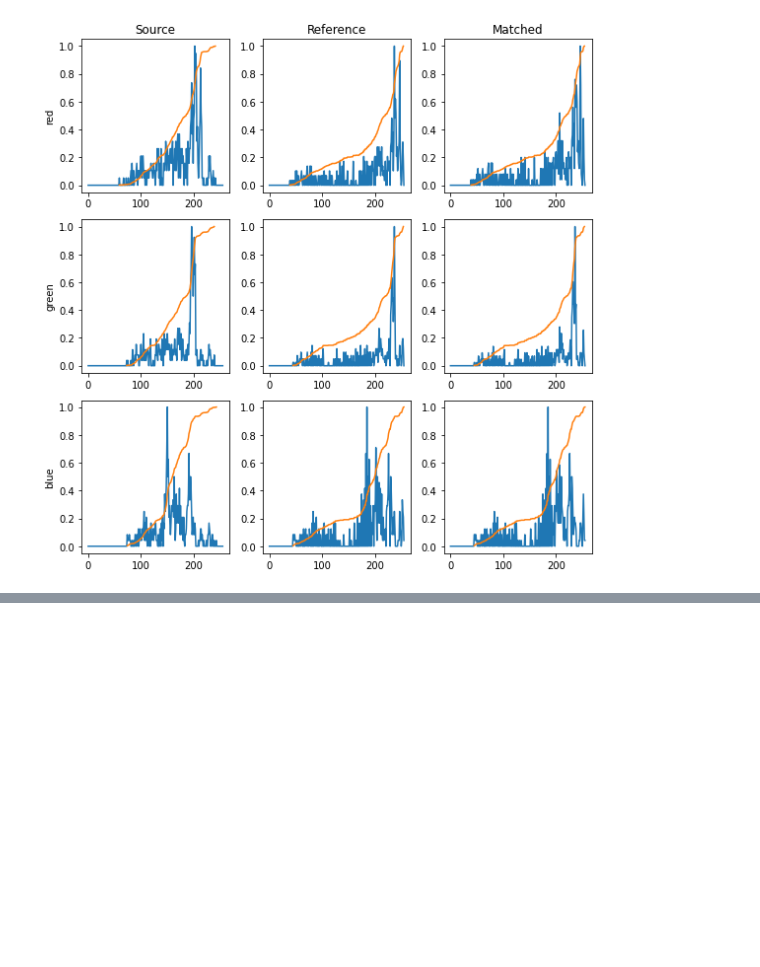
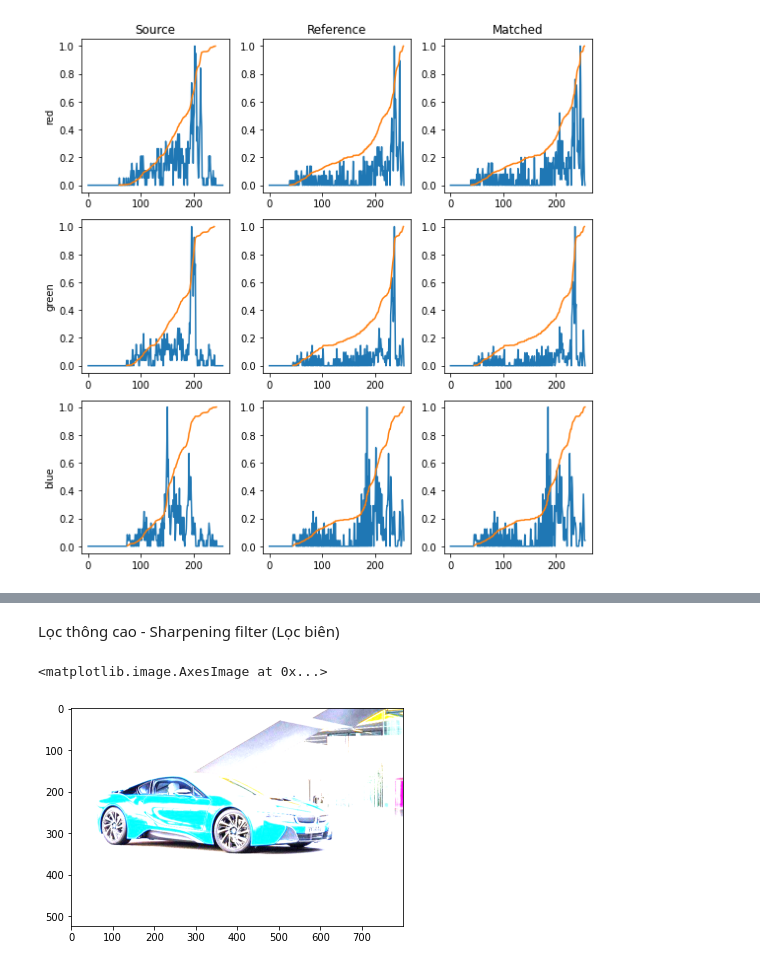
Before and after one commit to datdt198213/subject-image-processing, a Jupyter notebook: jupyter_file/main.ipynb, the cells around one changed output, grey strips where cells are left out. Saved outputs shown, nothing was run; the diff lists cells and outputs as text; code cells hidden in the pictures; blank space fills up the shorter version.

```diff
--- a/jupyter_file/main.ipynb
+++ b/jupyter_file/main.ipynb
@@ -158,0 +196,11 @@ Clipping input data to the valid range for imshow with RGB data ([0..1] for floa
+# %% [markdown]
+Lọc thông cao - Sharpening filter (Lọc biên)
+# %%
+kernel = (3, 3)
+dst_sharpen = cv2.filter2D(src=image, ddepth=-1, kernel=kernel)
+
+plt_image = cv2.cvtColor(dst_sharpen, cv2.COLOR_BGR2RGB)
+plt.imshow(plt_image)
+# %% [output]
+<matplotlib.image.AxesImage at 0x...>
+[figure, added]
```
Also changed, not shown: parts of 20 cells of this notebook.
